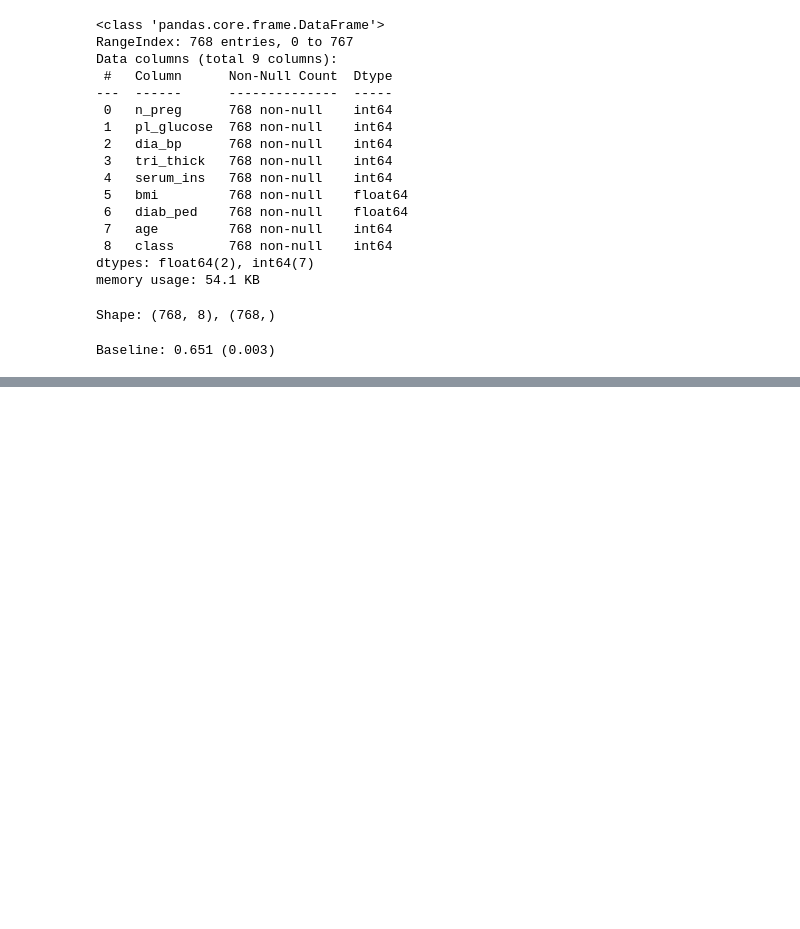
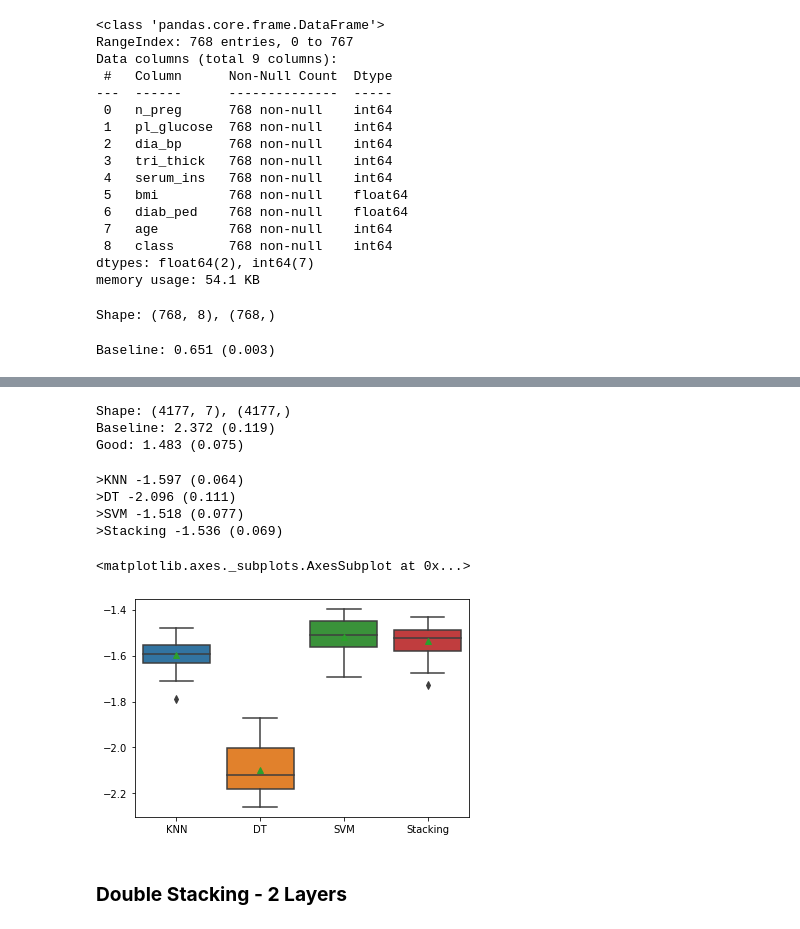
Before and after one commit to datacamp/Applied-Machine-Learning-Ensemble-Modeling-live-training, a Jupyter notebook: notebooks/python_live_session_template.ipynb, the cells around one changed output, grey strips where cells are left out. Drawn from its saved outputs; the diff is of its cells as text; code cells hidden in the pictures; blank space fills up the shorter version.

```diff
--- a/notebooks/python_live_session_template.ipynb
+++ b/notebooks/python_live_session_template.ipynb
@@ -267,0 +237,42 @@ pyplot.show()
+# %%
+# baseline and good result for Abalone
+from numpy import mean
+from numpy import std
+from numpy import absolute
+from pandas import read_csv
+from sklearn.model_selection import cross_val_score
+from sklearn.model_selection import RepeatedKFold
+from sklearn.pipeline import Pipeline
+from sklearn.compose import TransformedTargetRegressor
+from sklearn.preprocessing import OneHotEncoder
+from sklearn.preprocessing import PowerTransformer
+from sklearn.compose import ColumnTransformer
+from sklearn.dummy import DummyRegressor
+from sklearn.svm import SVR
+# load dataset
+url = 'https://raw.githubusercontent.com/jbrownlee/Datasets/master/abalone.csv'
+dataframe = read_csv(url, header=None)
+data = dataframe.values
+X, y = data[:, 1:-1], data[:, -1]
+print('Shape: %s, %s' % (X.shape,y.shape))
+# minimally prepare dataset
+y = y.astype('float32')
+# evaluate naive
+naive = DummyRegressor(strategy='median')
+#transform = ColumnTransformer(transformers=[('c', OneHotEncoder(), [0])], remainder='passthrough')
+#pipeline = Pipeline(steps=[('ColumnTransformer',transform), ('Model',naive)])
+cv = RepeatedKFold(n_splits=10, n_repeats=3, random_state=1)
+n_scores = cross_val_score(naive, X, y, scoring='neg_mean_absolute_error', cv=cv, n_jobs=-1, error_score='raise')
+n_scores = absolute(n_scores)
+print('Baseline: %.3f (%.3f)' % (mean(n_scores), std(n_scores)))
+# evaluate model
+model = SVR(kernel='rbf',gamma='scale',C=10)
+#target = TransformedTargetRegressor(regressor=model, transformer=PowerTransformer(), check_inverse=False)
+#pipeline = Pipeline(steps=[('ColumnTransformer',transform), ('Model',target)])
+m_scores = cross_val_score(model, X, y, scoring='neg_mean_absolute_error', cv=cv, n_jobs=-1, error_score='raise')
+m_scores = absolute(m_scores)
+print('Good: %.3f (%.3f)' % (mean(m_scores), std(m_scores)))
+# %% [output]
+Shape: (4177, 7), (4177,)
+Baseline: 2.372 (0.119)
+Good: 1.483 (0.075)
@@ -267,0 +288,9 @@ pyplot.show()
+# %%
+# Get a list of models to evaluate
+def get_models():
+  models = dict()
+  models['KNN'] = KNeighborsRegressor()
+  models['DT'] = DecisionTreeRegressor()
+  models['SVM'] = SVR()
+  models['Stacking'] = get_stacking()
+  return models
@@ -267,0 +310,6 @@ pyplot.show()
+# %%
+# Evaluate a given model using cross-validation
+def evaluate_model(model):
+	cv = RepeatedKFold(n_splits=10, n_repeats=3, random_state=1)
+	scores = cross_val_score(model, X, y, scoring='neg_mean_absolute_error', cv=cv, n_jobs=-1, error_score='raise')
+	return scores
@@ -267,0 +319,19 @@ pyplot.show()
+# %%
+# Evaluate the models and store results
+results, names = list(), list()
+for name, model in models.items():
+	scores = evaluate_model(model)
+	results.append(scores)
+	names.append(name)
+	print('>%s %.3f (%.3f)' % (name, mean(scores), std(scores)))
+# Plot model performance for comparison
+sns.boxplot(x=names, y=results, showmeans=True)
+# %% [output]
+>KNN -1.597 (0.064)
+>DT -2.096 (0.111)
+>SVM -1.518 (0.077)
+>Stacking -1.536 (0.069)
+<matplotlib.axes._subplots.AxesSubplot at 0x...>
+[figure, added]
+# %% [markdown]
+### **Double Stacking - 2 Layers**
```
Also changed, not shown: parts of 32 cells of this notebook.
